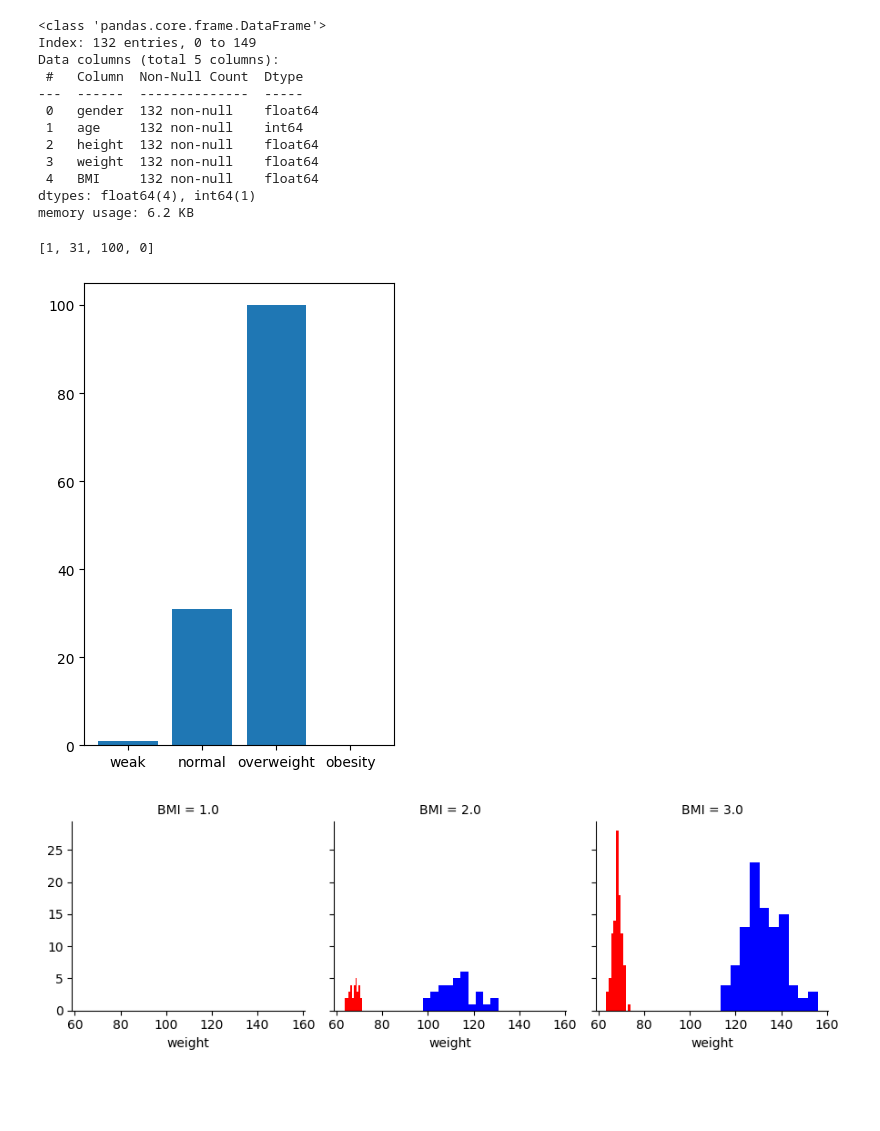
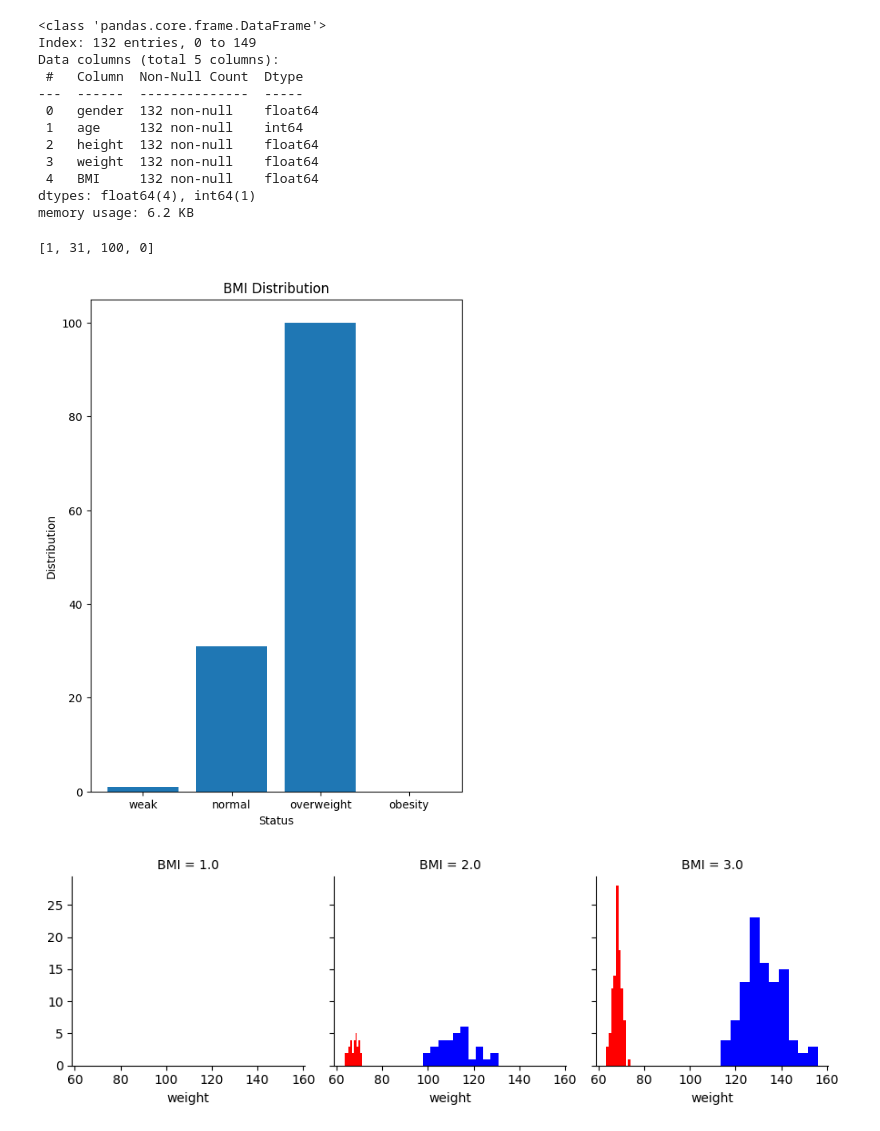
Before and after one commit to Seungminin/Data_Science, a Jupyter notebook: Assignment/Lab2.ipynb, the cells around one changed output. Saved outputs shown, nothing was run; the diff lists cells and outputs as text; code cells hidden in the pictures; blank space fills up the shorter version.

```diff
--- a/Assignment/Lab2.ipynb
+++ b/Assignment/Lab2.ipynb
@@ -138,8 +139,6 @@ for index, num in df['height'].items():
     if num <= 0 or num>100:
         h_indices.append(index)
         df.at[index,'height']=np.NaN
-    elif num ==np.NAN:
-        h_indices.append(index)
 
 print(h_indices) #csv를 보면 아래 나온 index값에 +2를 해줘서 찾는다.
 # %% [output]
@@ -151,8 +150,6 @@ for index, num in df['weight'].items():
     if num <=0 or num > 200:
         w_indices.append(index)
         df.at[index,'weight'] = np.NAN
-    elif num ==np.NAN:
-        w_indices.append(index)
 
 print(w_indices) #csv를 보면 아래 나온 index값에 +2를 해줘서 찾는다.
 # %% [output]
@@ -218,32 +215,32 @@ Data columns (total 5 columns):
 dtypes: float64(4), int64(1)
 memory usage: 6.2 KB
 # %%
-#전체 데이터 BMI 분포 확인
-status = ['weak','normal', 'overweight','obesity']
+status = ['weak', 'normal', 'overweight', 'obesity']
 status_indices = [0]*4
 
 for num in df['BMI']:
     if num == 1:
-        status_indices[0]+=1
-    elif num==2:
-        status_indices[1]+=1
-    elif num==3:
-        status_indices[2]+=1
-    elif num==4:
-        status_indices[3]+=1
+        status_indices[0] += 1
+    elif num == 2:
+        status_indices[1] += 1
+    elif num == 3:
+        status_indices[2] += 1
+    elif num == 4:
+        status_indices[3] += 1
     else:
         continue
 
 print(status_indices)
-plt.figure(figsize=(4,6))
-plt.title = "BMI distribution"
-plt.xlabel = status
-plt.ylabel = status_indices
-plt.bar(status,status_indices)
+
+plt.figure(figsize=(6, 8))
+plt.title("BMI Distribution")
+plt.xlabel("Status")
+plt.ylabel("Distribution")
+plt.bar(status, status_indices)
 plt.show()
 # %% [output]
 [1, 31, 100, 0]
-[figure, old version]
+[figure, new version]
 # %%
 # BMI 값을 기준으로 seaborn.FacetGrid를 사용하여 히스토그램 그리기
 grid = sns.FacetGrid(df, col="BMI", col_wrap=3)
```
Also changed, not shown: parts of 12 cells of this notebook.
